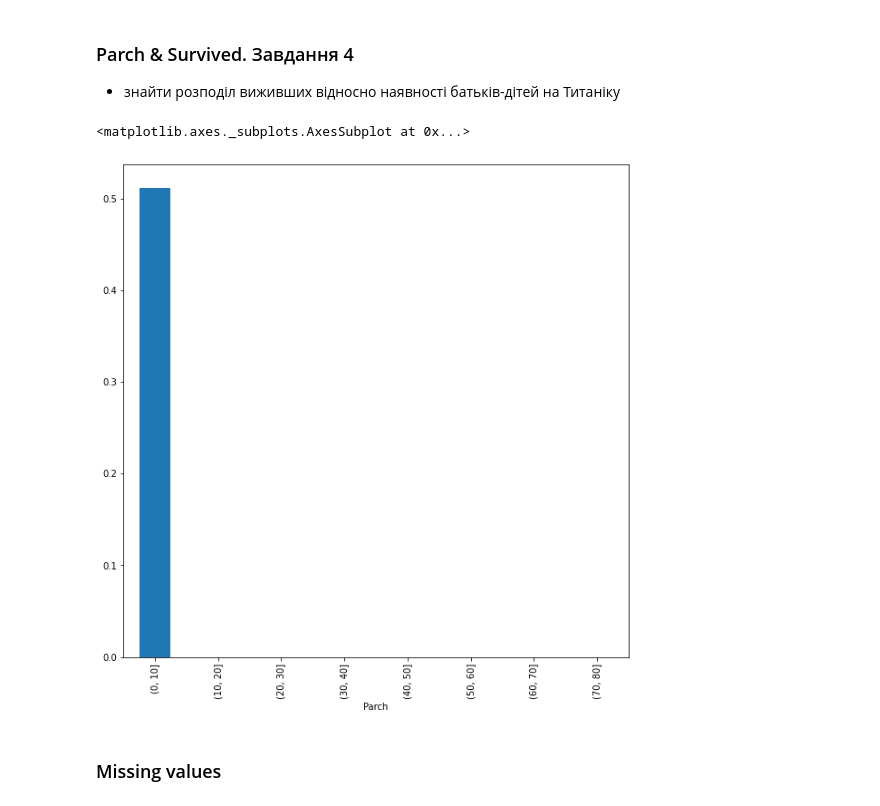
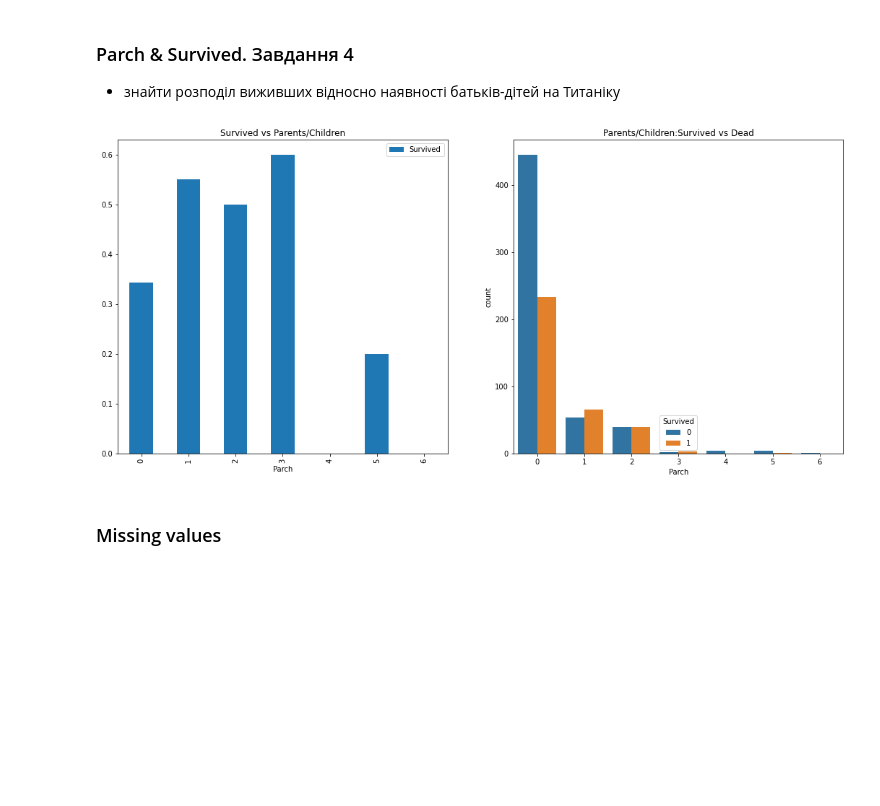
Before and after one commit to Nataliia5722/AI, a Jupyter notebook: Homework3.ipynb, the cells around one changed output. Cells and saved outputs as stored; diff of their text form; code cells hidden in the pictures; blank space fills up the shorter version.

```diff
--- a/Homework3.ipynb
+++ b/Homework3.ipynb
@@ -213,14 +234,16 @@ age_grouping['Survived'].plot.bar()
 # %% [markdown]
 ### Parch & Survived. Завдання 4
 - знайти розподіл виживших відносно наявності батьків-дітей на Титаніку
-# %%
-### your code
-group_by_parentchild = pd.cut(data["Parch"], np.arange(0, 90, 10))
-age_grouping = data.groupby(group_by_parentchild).mean()
-age_grouping['Survived'].plot.bar()
-# %% [output]
-<matplotlib.axes._subplots.AxesSubplot at 0x...>
-[figure, removed]
+# %%
+### your code
+f,ax=plt.subplots(1,2,figsize=(18,8))
+data[['Parch','Survived']].groupby(['Parch']).mean().plot.bar(ax=ax[0])
+ax[0].set_title('Survived vs Parents/Children')
+sns.countplot('Parch',hue='Survived',data=data,ax=ax[1])
+ax[1].set_title('Parents/Children:Survived vs Dead')
+plt.show()
+# %% [output]
+[figure, added]
 # %% [markdown]
 ### Missing values
 # %%
```
Also changed, not shown: parts of 8 cells of this notebook.
